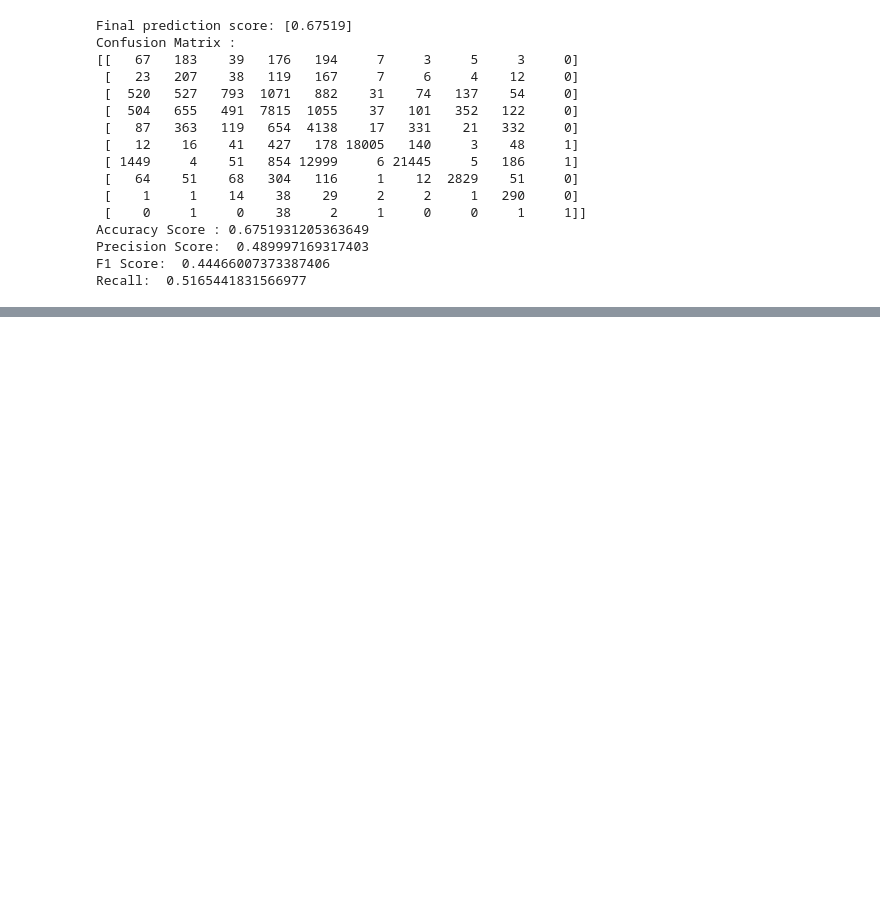
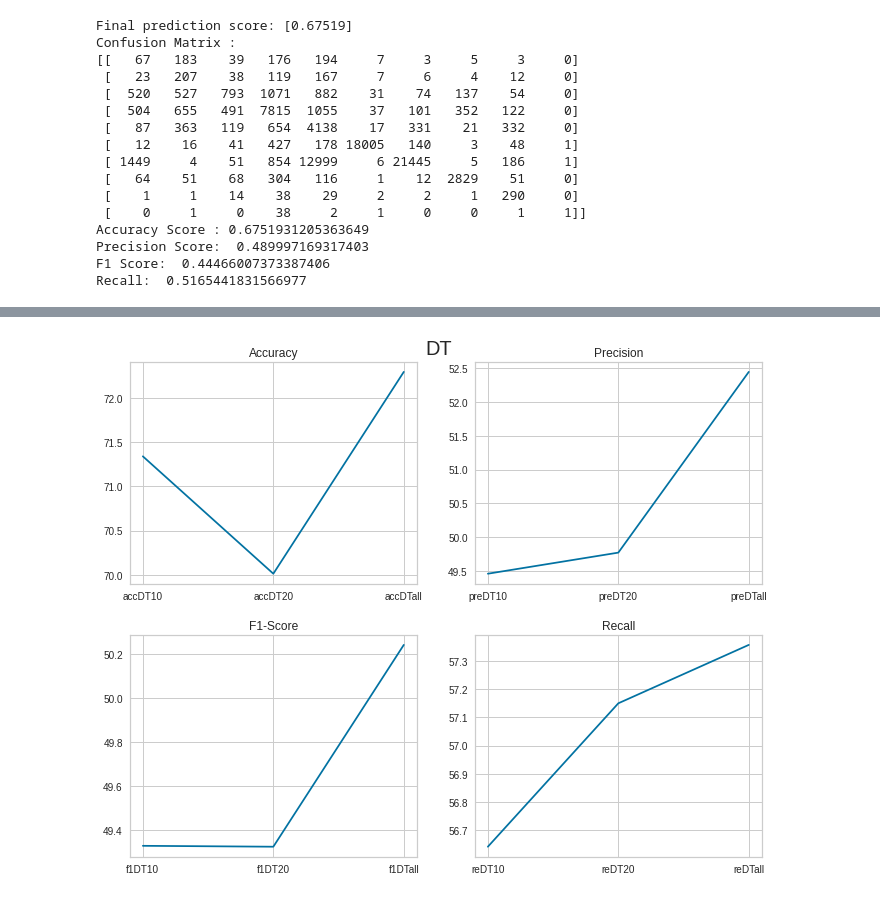
Before and after one commit to ishaak15/UNSW-IDS-Feature-Selection, a Jupyter notebook: Training_and_Testing.ipynb, the cells around one changed output, grey strips where cells are left out. Drawn from its saved outputs; the diff is of its cells as text; code cells hidden in the pictures; blank space fills up the shorter version.

```diff
--- a/Training_and_Testing.ipynb
+++ b/Training_and_Testing.ipynb
@@ -270,6 +278,6 @@ Recall:  0.5690263240723327
 # %%
 clfDT_20 = DecisionTreeClassifier()
-print ("\t\tDecision Tree Analysis of UNSW-NB15\n\n\t\tTop 20 Features ")
+print ("\t\tDecision Tree Analysis of UNSW-NB15\n\n\t\tTop 30 Features ")
 
 # Train Decision Tree Classifer
 clfDT_20 = clfDT_20.fit(df2_xtrain,df2_ytrain)
@@ -277,16 +285,20 @@ clfDT_20 = clfDT_20.fit(df2_xtrain,df2_ytrain)
 #Predict the response for test dataset
 y_pred_DT20 = clfDT_20.predict(df2_xtest)
 
-
 #print ("\t\tMajor Verifcation")
 results_DT20 = confusion_matrix(df2_ytest, y_pred_DT20)
 print ('Confusion Matrix :')
 print(results_DT20)
 
-print ('Accuracy Score :',accuracy_score(df2_ytest, y_pred_DT20) )
-print("Precision Score: ",precision_score(df2_ytest, y_pred_DT20, average='macro'))
-print("F1 Score: ",f1_score(df2_ytest, y_pred_DT20, average='macro'))
-print("Recall: ",recall_score(df2_ytest, y_pred_DT20, average='macro'))
+accDT20=accuracy_score(df2_ytest, y_pred_DT20)
+preDT20=precision_score(df2_ytest, y_pred_DT20, average='macro')
+f1DT20=f1_score(df2_ytest, y_pred_DT20, average='macro')
+reDT20=recall_score(df2_ytest, y_pred_DT20, average='macro')
+
+print ('Accuracy Score :',accDT20 )
+print("Precision Score: ",preDT20)
+print("F1 Score: ",f1DT20)
+print("Recall: ",reDT20)
 # %% [output]
                 Decision Tree Analysis of UNSW-NB15
 
@@ -321,10 +333,15 @@ results_DTall = confusion_matrix(df3_ytest, y_pred_DTall)
 print ('Confusion Matrix :')
 print(results_DTall)
 
-print ('Accuracy Score :',accuracy_score(df3_ytest, y_pred_DTall) )
-print("Precision Score: ",precision_score(df3_ytest, y_pred_DTall, average='macro'))
-print("F1 Score: ",f1_score(df3_ytest, y_pred_DTall, average='macro'))
-print("Recall: ",recall_score(df3_ytest, y_pred_DTall, average='macro'))
+accDTall=accuracy_score(df3_ytest, y_pred_DTall)
+preDTall=precision_score(df3_ytest, y_pred_DTall, average='macro')
+f1DTall=f1_score(df3_ytest, y_pred_DTall, average='macro')
+reDTall=recall_score(df3_ytest, y_pred_DTall, average='macro')
+
+print ('Accuracy Score :', accDTall)
+print("Precision Score: ",preDTall)
+print("F1 Score: ",f1DTall)
+print("Recall: ",reDTall)
 # %% [output]
                 Decision Tree Analysis of UNSW-NB15
 
@@ -1191,0 +1453,17 @@ Recall:  0.5165441831566977
+# %%
+fig,a =  plt.subplots(2,2,figsize=(10, 8))
+fig.tight_layout(pad=3)
+a[0][0].plot(['accDT10', 'accDT20', 'accDTall'],[accDT10*100,accDT20*100,accDTall*100])
+a[0][0].set_title('Accuracy')
+a[0][1].plot(['preDT10','preDT20','preDTall'],[preDT10*100,preDT20*100,preDTall*100])
+a[0][1].set_title('Precision')
+a[1][0].plot(['f1DT10','f1DT20','f1DTall'],[f1DT10*100,f1DT20*100,f1DTall*100])
+a[1][0].set_title('F1-Score')
+a[1][1].plot(['reDT10','reDT20','reDTall'],[reDT10*100,reDT20*100,reDTall*100])
+a[1][1].set_title('Recall')
+#figure.tight_layout(pad=3.0)
+plt.suptitle('DT',fontsize=20)
+
+plt.show()
+# %% [output]
+[figure, added]
```
Also changed, not shown: parts of 51 cells of this notebook.
